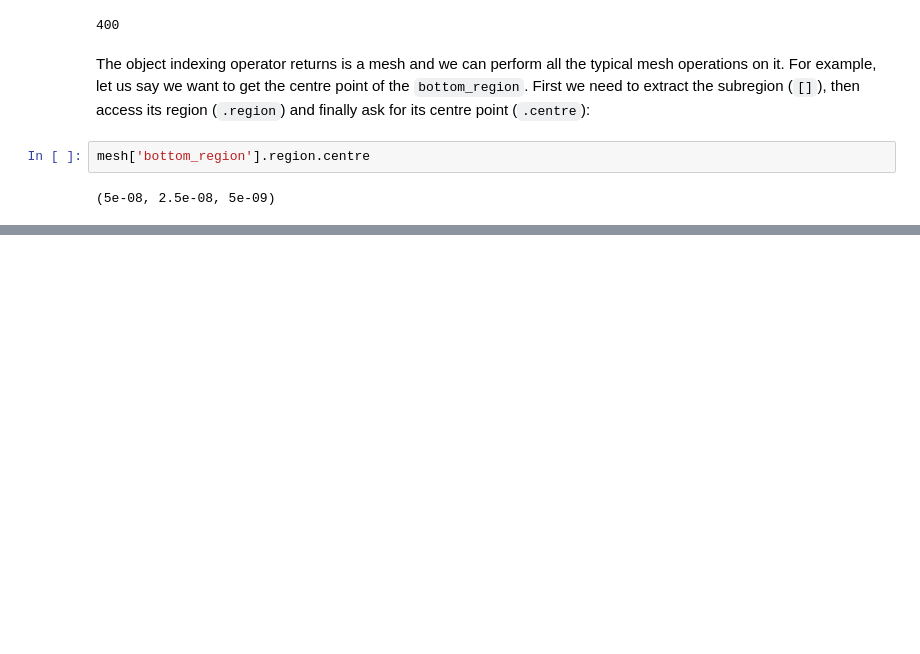
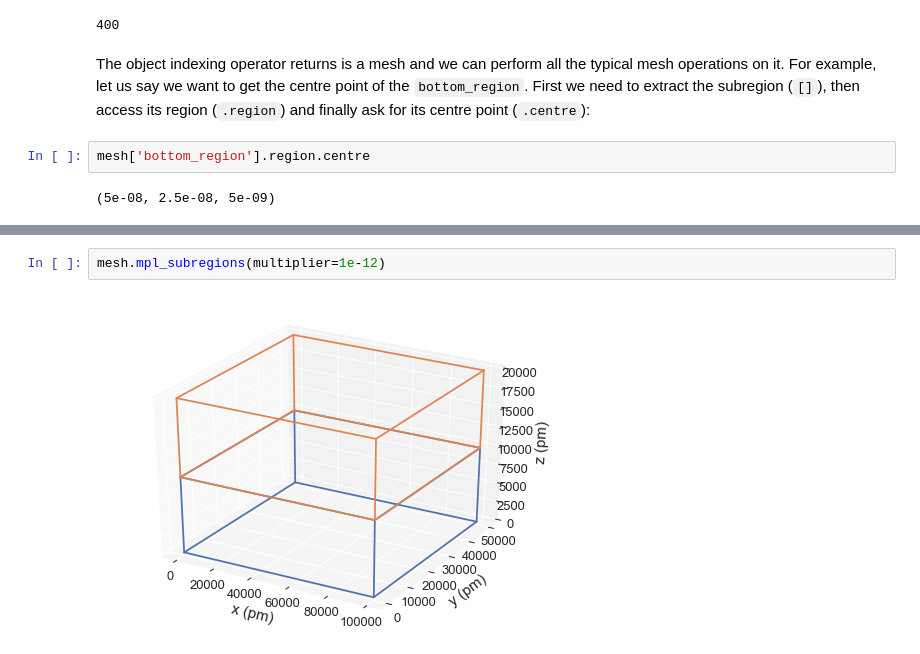
Before and after one commit to ubermag/discretisedfield, a Jupyter notebook: docs/ipynb/mesh-subregions.ipynb, the cells around one changed output, grey strips where cells are left out. Saved outputs shown, nothing was run; the diff lists cells and outputs as text; blank space fills up the shorter version.

```diff
--- a/docs/ipynb/mesh-subregions.ipynb
+++ b/docs/ipynb/mesh-subregions.ipynb
@@ -240,0 +105,4 @@ In the representation string, we see `p1`, `p2`, and `n` we discussed earlier, b
+# %%
+mesh.mpl_subregions(multiplier=1e-12)
+# %% [output]
+[figure, added]
```
Also changed, not shown: parts of 64 cells of this notebook, 5 other files.
